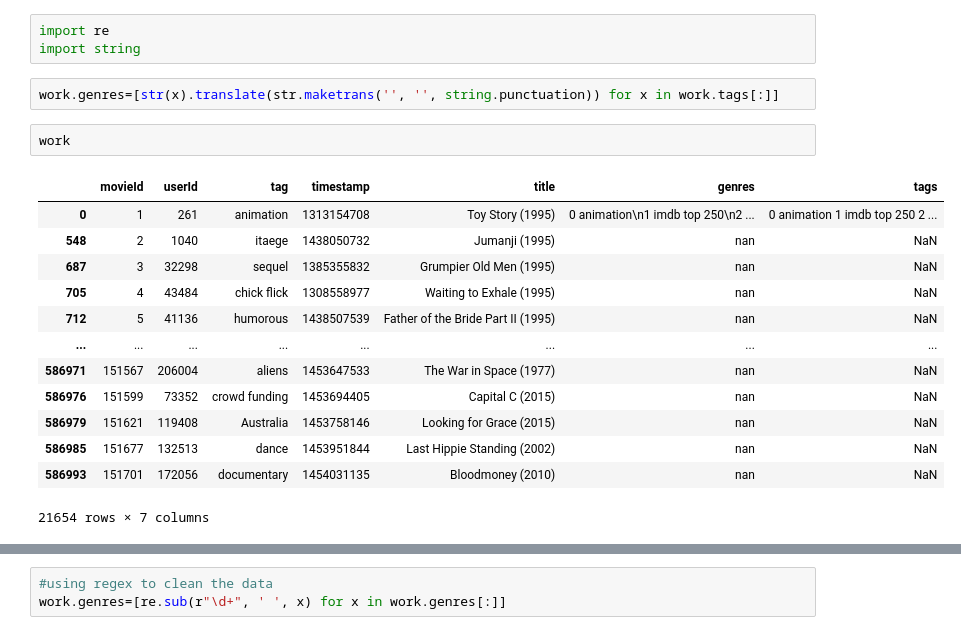
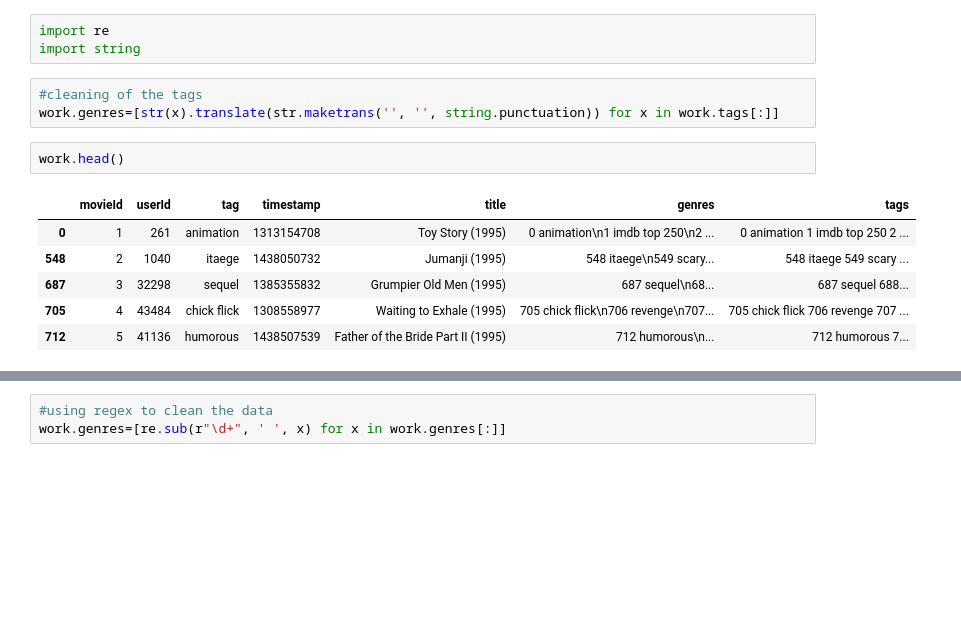
Before and after one commit to halujeff5/Movie_Rec_Sys_Spacy, a Jupyter notebook: First_NB.ipynb, the cells around one changed output, grey strips where cells are left out. Cells and saved outputs as stored; diff of their text form; blank space fills up the shorter version.

```diff
--- a/First_NB.ipynb
+++ b/First_NB.ipynb
@@ -148,20 +146,14 @@ work.rename(columns={0:'tags'}, inplace=True)
 import re
 import string
 # %%
+#cleaning of the tags
 work.genres=[str(x).translate(str.maketrans('', '', string.punctuation)) for x in work.tags[:]]
 # %%
-work
+work.head()
 # %% [output]
 |  | movieId | userId | tag | timestamp | title | genres | tags |
 | 0 | 1 | 261 | animation | 1313154708 | Toy Story (1995) | 0 animation\n1 imdb top 250\n2 ... | 0 animation 1 imdb top 250 2 ... |
-| 548 | 2 | 1040 | itaege | 1438050732 | Jumanji (1995) | nan | NaN |
-| 687 | 3 | 32298 | sequel | 1385355832 | Grumpier Old Men (1995) | nan | NaN |
-| 705 | 4 | 43484 | chick flick | 1308558977 | Waiting to Exhale (1995) | nan | NaN |
-| 712 | 5 | 41136 | humorous | 1438507539 | Father of the Bride Part II (1995) | nan | NaN |
-| ... | ... | ... | ... | ... | ... | ... | ... |
-| 586971 | 151567 | 206004 | aliens | 1453647533 | The War in Space (1977) | nan | NaN |
-| 586976 | 151599 | 73352 | crowd funding | 1453694405 | Capital C (2015) | nan | NaN |
-| 586979 | 151621 | 119408 | Australia | 1453758146 | Looking for Grace (2015) | nan | NaN |
-| 586985 | 151677 | 132513 | dance | 1453951844 | Last Hippie Standing (2002) | nan | NaN |
-| 586993 | 151701 | 172056 | documentary | 1454031135 | Bloodmoney (2010) | nan | NaN |
+| 548 | 2 | 1040 | itaege | 1438050732 | Jumanji (1995) | 548 itaege\n549 scary... | 548 itaege 549 scary ... |
+| 687 | 3 | 32298 | sequel | 1385355832 | Grumpier Old Men (1995) | 687 sequel\n68... | 687 sequel 688... |
+| 705 | 4 | 43484 | chick flick | 1308558977 | Waiting to Exhale (1995) | 705 chick flick\n706 revenge\n707... | 705 chick flick 706 revenge 707 ... |
+| 712 | 5 | 41136 | humorous | 1438507539 | Father of the Bride Part II (1995) | 712 humorous\n... | 712 humorous 7... |
-21654 rows × 7 columns
```
Also changed, not shown: parts of 23 cells of this notebook.
